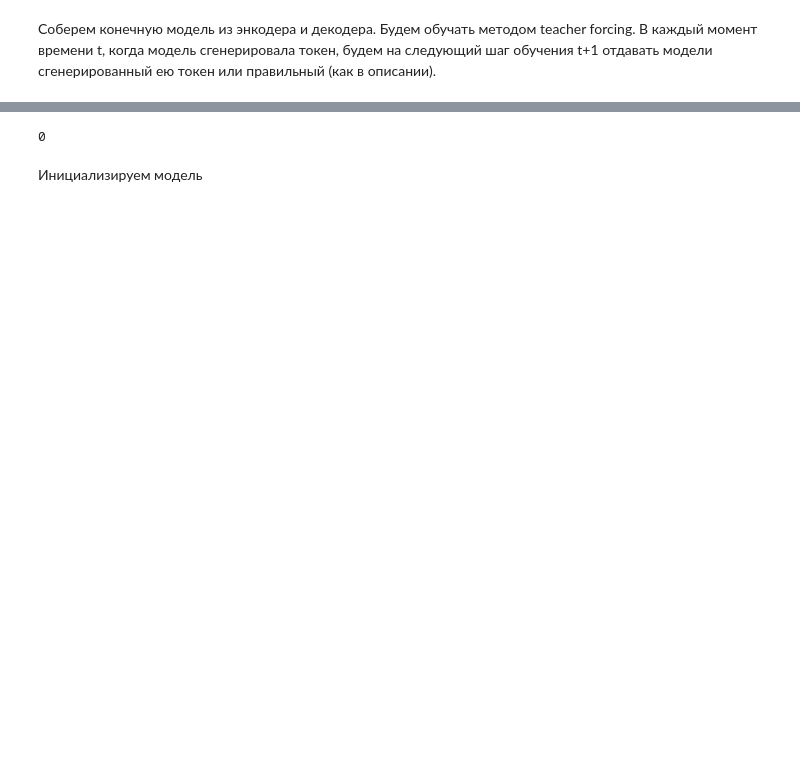
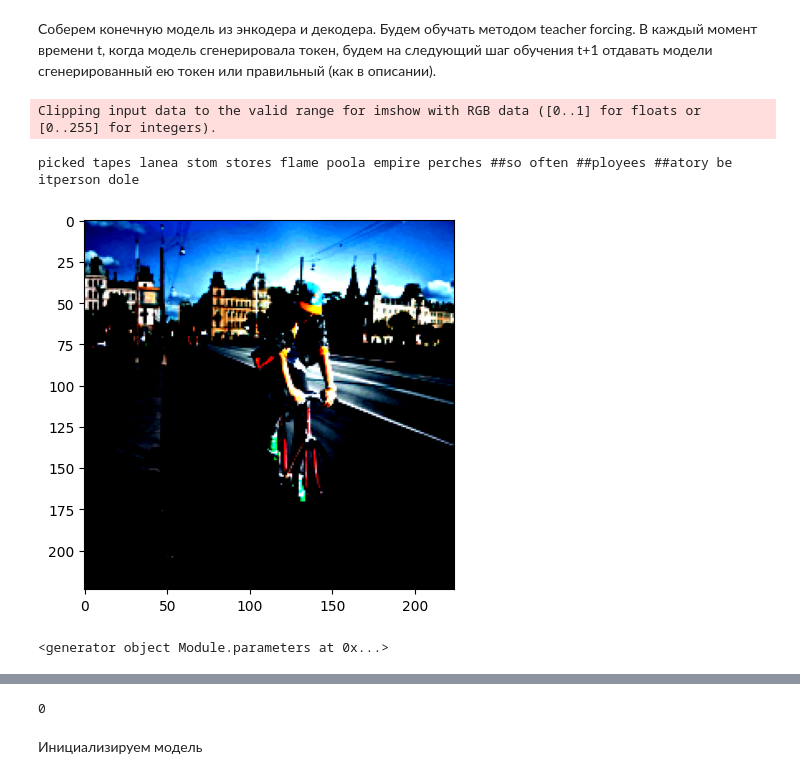
Before and after one commit to yamichnikita/image-captioning, a Jupyter notebook: image_captioning.ipynb, the cells around one changed output, grey strips where cells are left out. Saved outputs shown, nothing was run; the diff lists cells and outputs as text; code cells hidden in the pictures; blank space fills up the shorter version.

```diff
--- a/image_captioning.ipynb
+++ b/image_captioning.ipynb
@@ -114,0 +105,8 @@ Clipping input data to the valid range for imshow with RGB data ([0..1] for floa
+# %%
+def plot_image(image):
+    # копирую тензор и превращаю его в numpy массив
+    image = image.clone().detach().numpy()
+    # меняю местами оси массива: 0 с 1 и 2 с 1
+    image = image.transpose(1,2,0)
+
+    plt.imshow(image)
@@ -1051,0 +1053,30 @@ class ImgCap(torch.nn.Module):
+# %%
+# функция для генерации одного описания
+def get_image_caption(path):
+    # скачиваем изображение по ссылке и сохраняем как img.png
+    # !wget -O image.jpg url
+    # time.sleep(1.5)
+
+    # # прочитаем изображение
+    image = Image.open('image.jpg')
+
+    # инициализируем этапы предобработки датасета изображений
+    transform = transforms.Compose([
+                                    #приводим к нужному размеру
+                                    transforms.Resize((224,224)),
+                                    # превращаем изображение в тензор
+                                    transforms.ToTensor(),
+                                    # transforms.PILToTensor(),
+                                    # Зачем нужна нормализация???
+                                    transforms.Normalize(mean=[0.485, 0.456, 0.406],
+                                                         std=[0.229, 0.224, 0.225])])
+    # Применяем transform к изображению
+    transformed_image = transform(image)
+
+    # return transformed_image
+
+    # отобразим изображение
+    plot_image(transformed_image)
+
+    # сгенерируем описание используя метод generate_caption  ImageCaption
+    model.generate_one_caption(transformed_image, cnn_net)
@@ -1051,0 +1095,12 @@ class ImgCap(torch.nn.Module):
+# %%
+url = 'https://www.velotown.ru/files/news/1068/source.jpg?v=1558839675'
+path = './image.jpg'
+get_image_caption(path)
+# %% [output]
+Clipping input data to the valid range for imshow with RGB data ([0..1] for floats or [0..255] for integers).
+picked tapes lanea stom stores flame poola empire perches ##so often ##ployees ##atory be itperson dole
+[figure, added]
+# %%
+model.parameters()
+# %% [output]
+<generator object Module.parameters at 0x...>
```
Also changed, not shown: parts of 20 cells of this notebook, 2 other files.
